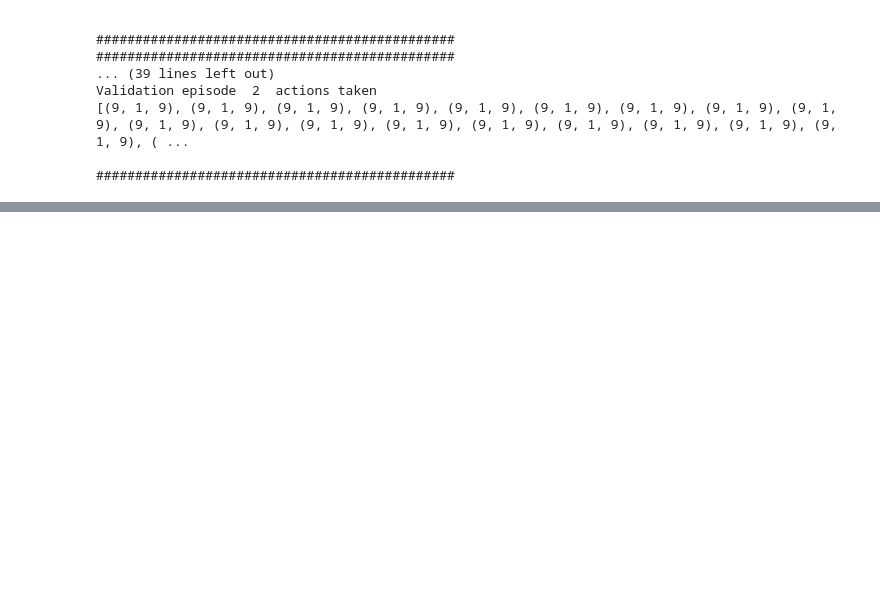
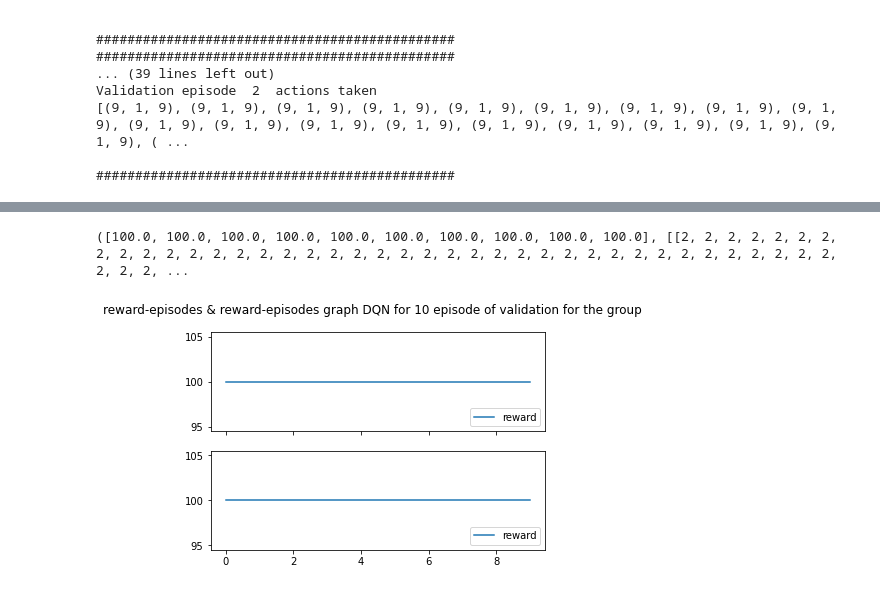
Before and after one commit to jgoldverg/RL_Metric, a Jupyter notebook: codes/driver_code_dqn_multiple_group.ipynb, the cells around one changed output, grey strips where cells are left out. Saved outputs shown, nothing was run; the diff lists cells and outputs as text; code cells hidden in the pictures; blank space fills up the shorter version.

```diff
--- a/codes/driver_code_dqn_multiple_group.ipynb
+++ b/codes/driver_code_dqn_multiple_group.ipynb
@@ -196,0 +253,9 @@ plt.savefig('./all_in_one_dqn.png')
+# %%
+key = total_keys[2]
+selectedgroup=environmentGroup(fileData_chameleon.get_grouped_df(),key)
+env = NetEnvironment_glob(selectedgroup)
+print(agent.validation(env))
+agent.plot_validation_curve()
+# %% [output]
+([100.0, 100.0, 100.0, 100.0, 100.0, 100.0, 100.0, 100.0, 100.0, 100.0], [[2, 2, 2, 2, 2, 2, 2, 2, 2, 2, 2, 2, 2, 2, 2, 2, 2, 2, 2, 2, 2, 2, 2, 2, 2, 2, 2, 2, 2, 2, 2, 2, 2, 2, 2, 2, 2, 2, 2, 2, 2, 2, ...
+[figure, added]
```
Also changed, not shown: parts of 12 cells of this notebook.
